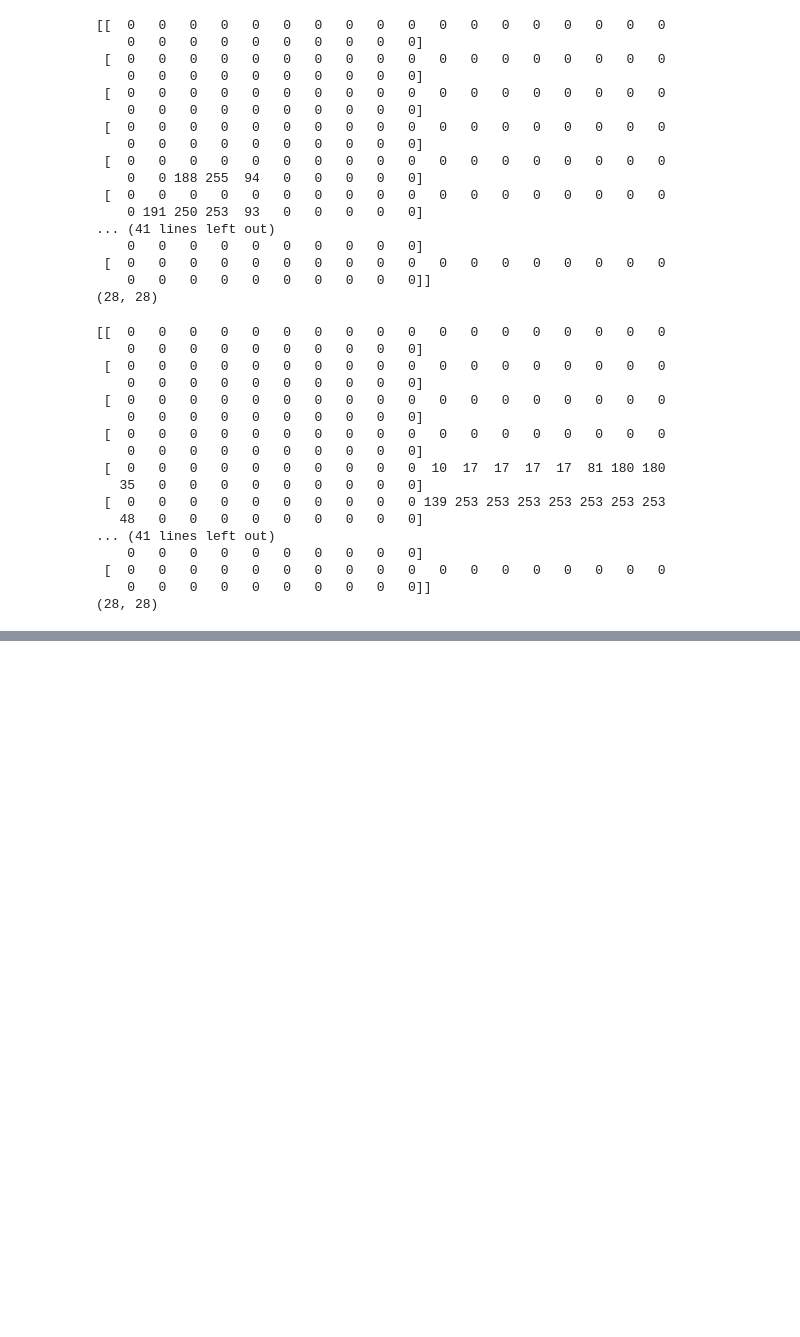
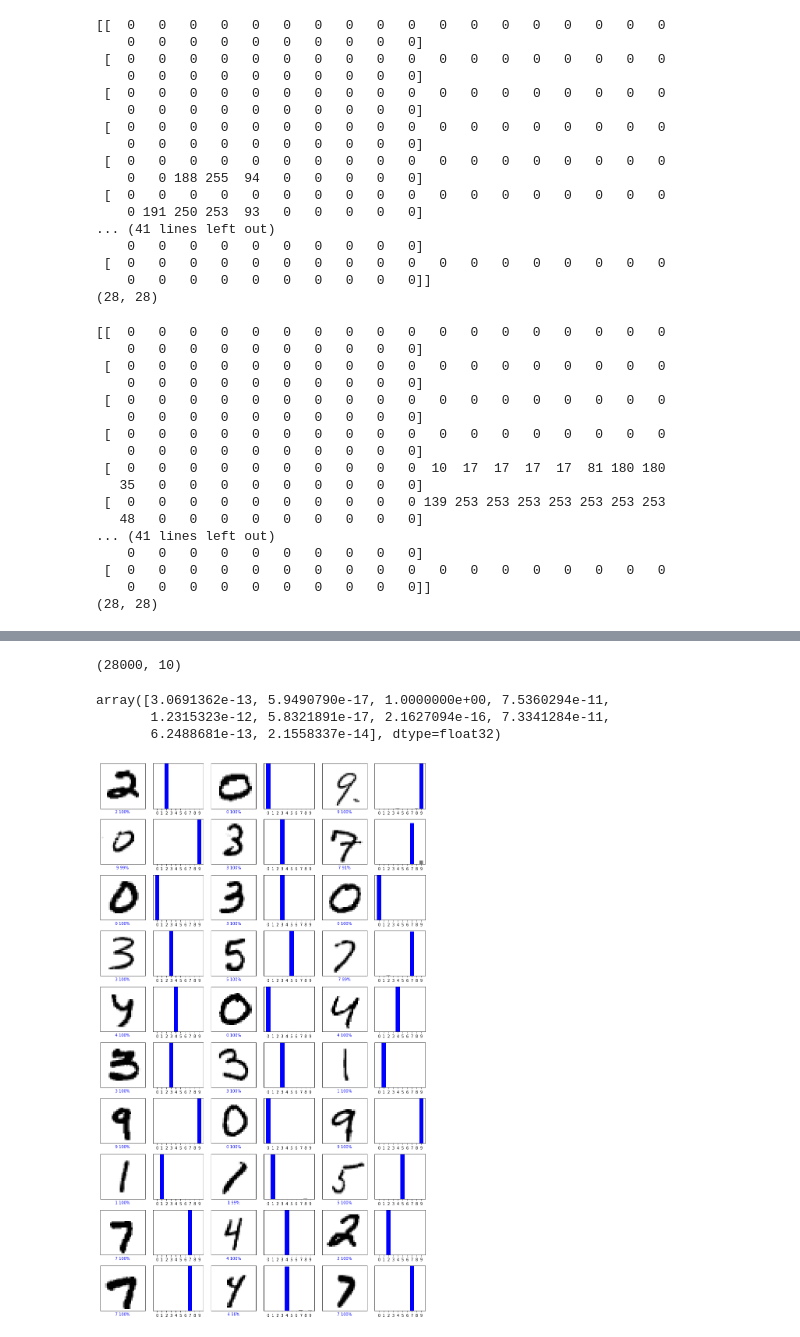
Before and after one commit to Nabapadma-sarker/Neural-Network-Classification, a Jupyter notebook: digit recognition.ipynb, the cells around one changed output, grey strips where cells are left out. Drawn from its saved outputs; the diff is of its cells as text; code cells hidden in the pictures; blank space fills up the shorter version.

Commit message:
digit recognition sequential model completed.

```diff
--- a/digit recognition.ipynb
+++ b/digit recognition.ipynb
@@ -128,0 +152,8 @@ plt.show()
+# %%
+#compiling the model
+digit_model.compile(optimizer='adam',
+              loss=tf.keras.losses.SparseCategoricalCrossentropy(from_logits=True),
+              metrics=['accuracy'])
+# %%
+#training the model with train data
+digit_model.fit(train_data, train_label, epochs=10)
@@ -128,0 +212,31 @@ plt.show()
+# %%
+#probability model prepare from trained digit model
+probability_model = tf.keras.Sequential([digit_model,
+                                         tf.keras.layers.Softmax()])
+# %%
+#prediction from test data
+predictions = probability_model.predict(test_data)
+# %%
+#prediction data shape showing
+print(predictions.shape)
+predictions[0]
+# %% [output]
+(28000, 10)
+array([3.0691362e-13, 5.9490790e-17, 1.0000000e+00, 7.5360294e-11,
+       1.2315323e-12, 5.8321891e-17, 2.1627094e-16, 7.3341284e-11,
+       6.2488681e-13, 2.1558337e-14], dtype=float32)
+# %%
+#showing prediction image with prediction graph
+num_rows = 10
+num_cols = 3
+num_images = num_rows*num_cols
+plt.figure(figsize=(2*2*num_cols, 2*num_rows))
+for i in range(num_images):
+  plt.subplot(num_rows, 2*num_cols, 2*i+1)
+  plot_image(i, predictions[i], test_data)
+  plt.subplot(num_rows, 2*num_cols, 2*i+2)
+  plot_value_array(i, predictions[i])
+plt.tight_layout()
+plt.show()
+# %% [output]
+[figure, added]
```
Also changed, not shown: parts of 14 cells of this notebook.
